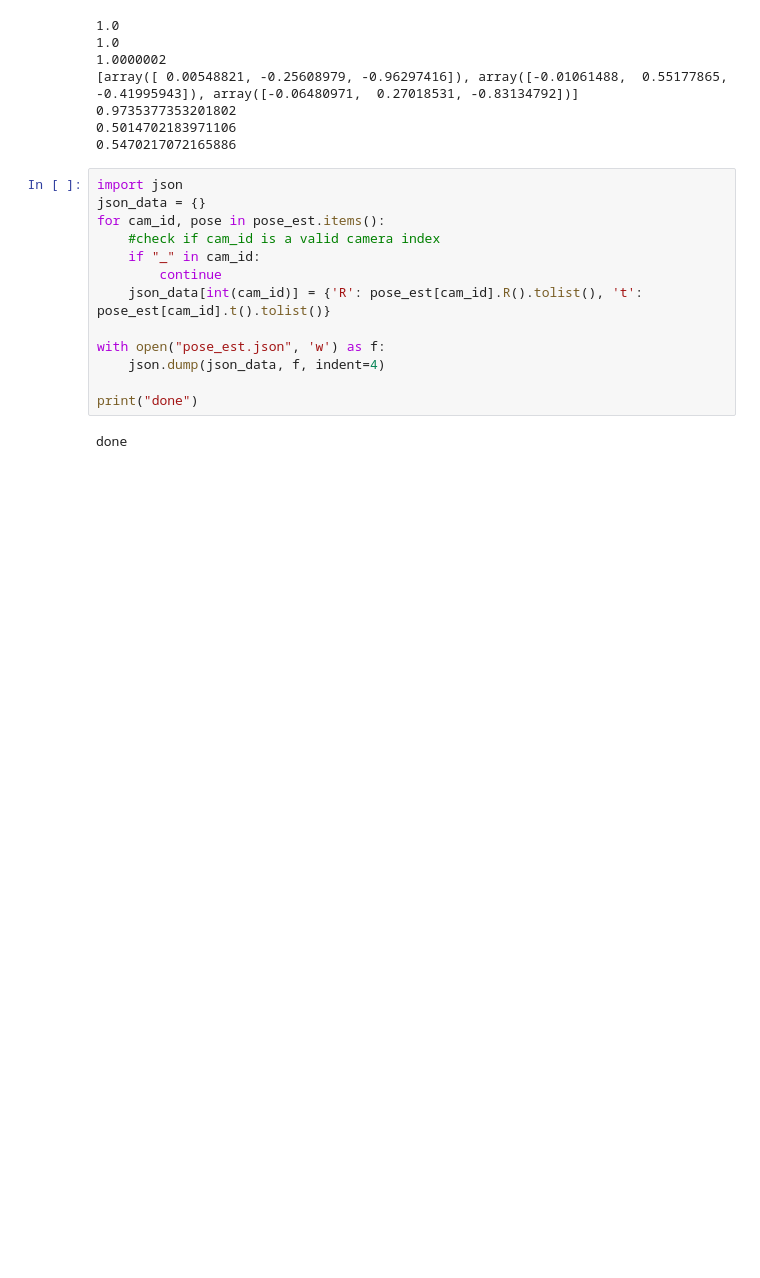
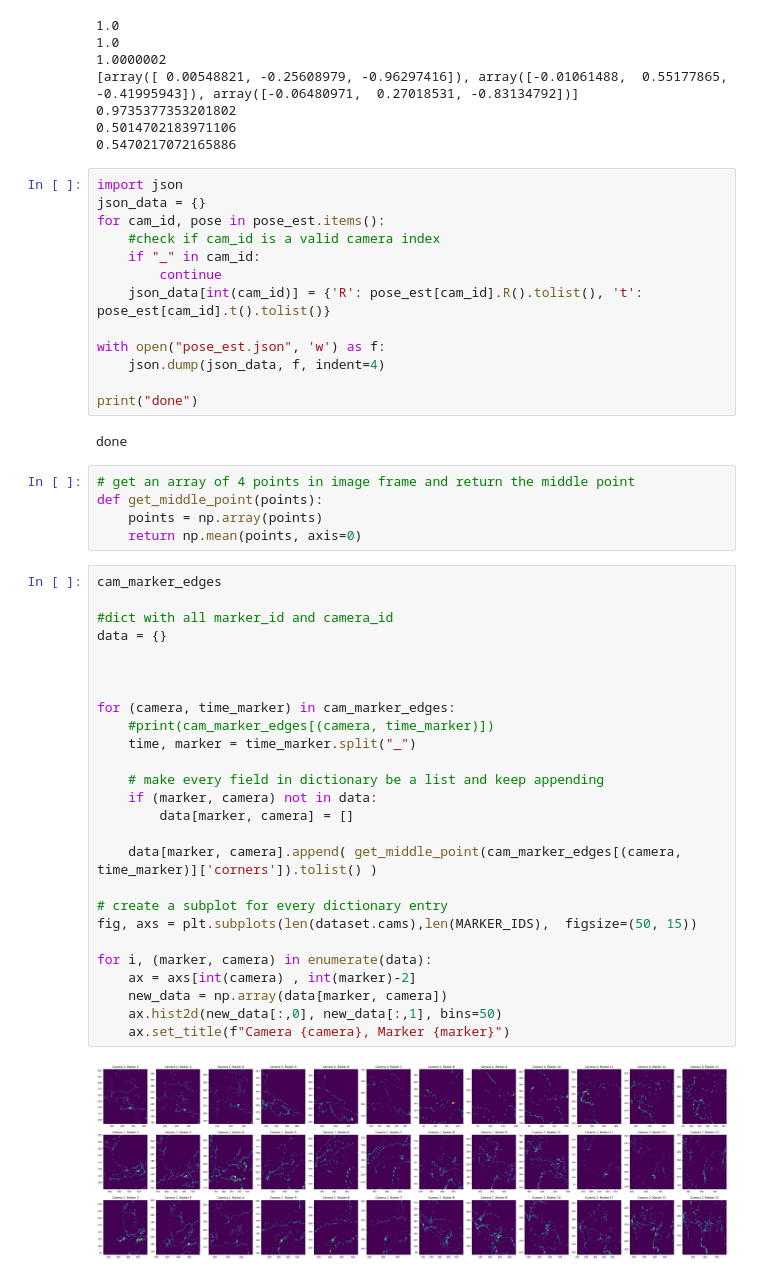
Before and after one commit to goncalofrazao/vicandocker, a Jupyter notebook: main_cangalho.ipynb, the cells around one changed output. Cells and saved outputs as stored; diff of their text form; blank space fills up the shorter version.

Commit message:
test: markers heatmap across cameras and mrks

```diff
--- a/main_cangalho.ipynb
+++ b/main_cangalho.ipynb
@@ -341,3 +346,36 @@ with open("pose_est.json", 'w') as f:
 print("done")
 # %% [output]
 done
+# %%
+# get an array of 4 points in image frame and return the middle point
+def get_middle_point(points):
+    points = np.array(points)
+    return np.mean(points, axis=0)
+# %%
+cam_marker_edges
+
+#dict with all marker_id and camera_id
+data = {}
+
+
+
+for (camera, time_marker) in cam_marker_edges:
+    #print(cam_marker_edges[(camera, time_marker)])
+    time, marker = time_marker.split("_")
+
+    # make every field in dictionary be a list and keep appending
+    if (marker, camera) not in data:
+        data[marker, camera] = []
+
+    data[marker, camera].append( get_middle_point(cam_marker_edges[(camera, time_marker)]['corners']).tolist() )
+
+# create a subplot for every dictionary entry
+fig, axs = plt.subplots(len(dataset.cams),len(MARKER_IDS),  figsize=(50, 15))
+
+for i, (marker, camera) in enumerate(data):
+    ax = axs[int(camera) , int(marker)-2]
+    new_data = np.array(data[marker, camera])
+    ax.hist2d(new_data[:,0], new_data[:,1], bins=50)
+    ax.set_title(f"Camera {camera}, Marker {marker}")
+# %% [output]
+[figure, added]
```
Also changed, not shown: parts of 6 cells of this notebook.
